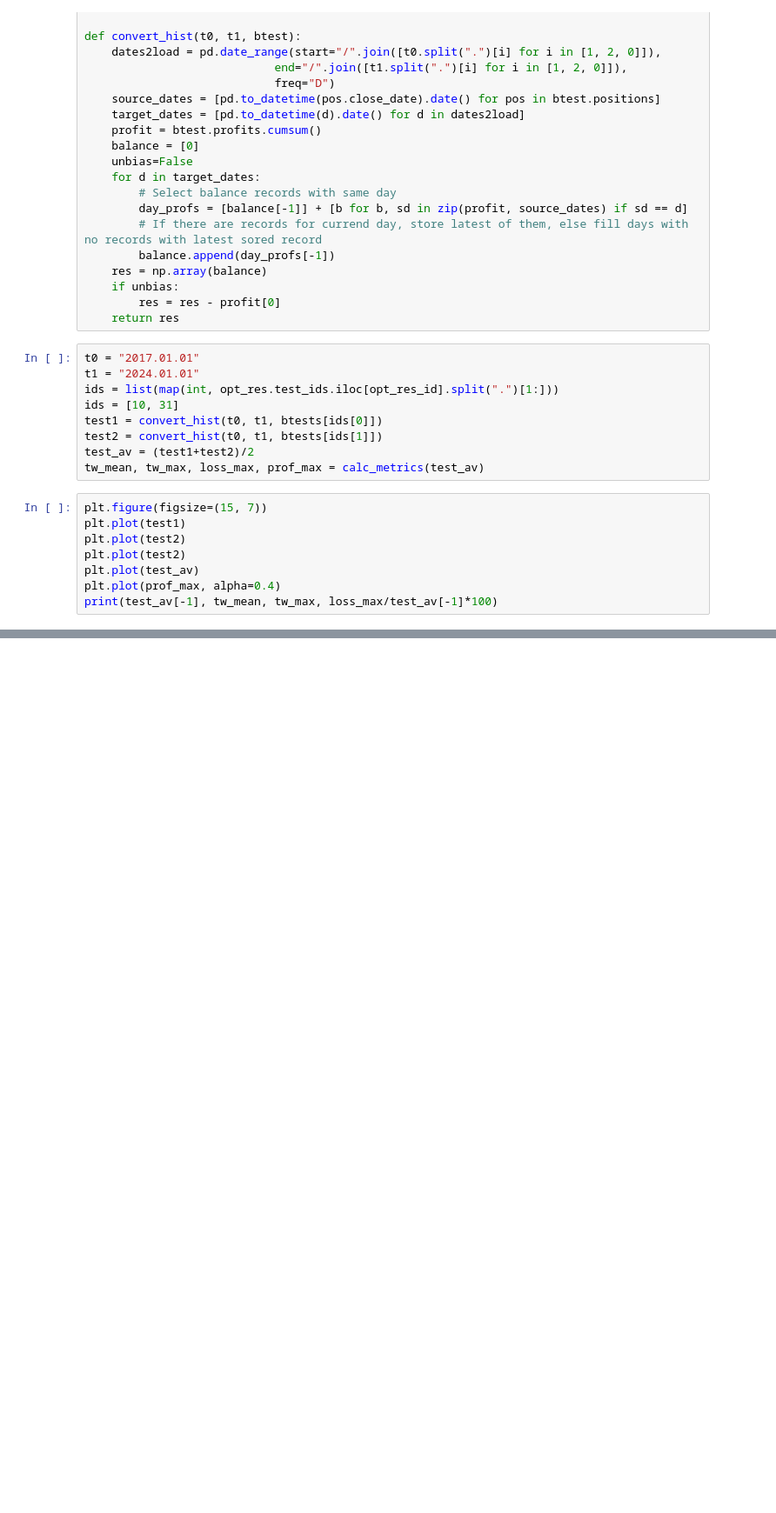
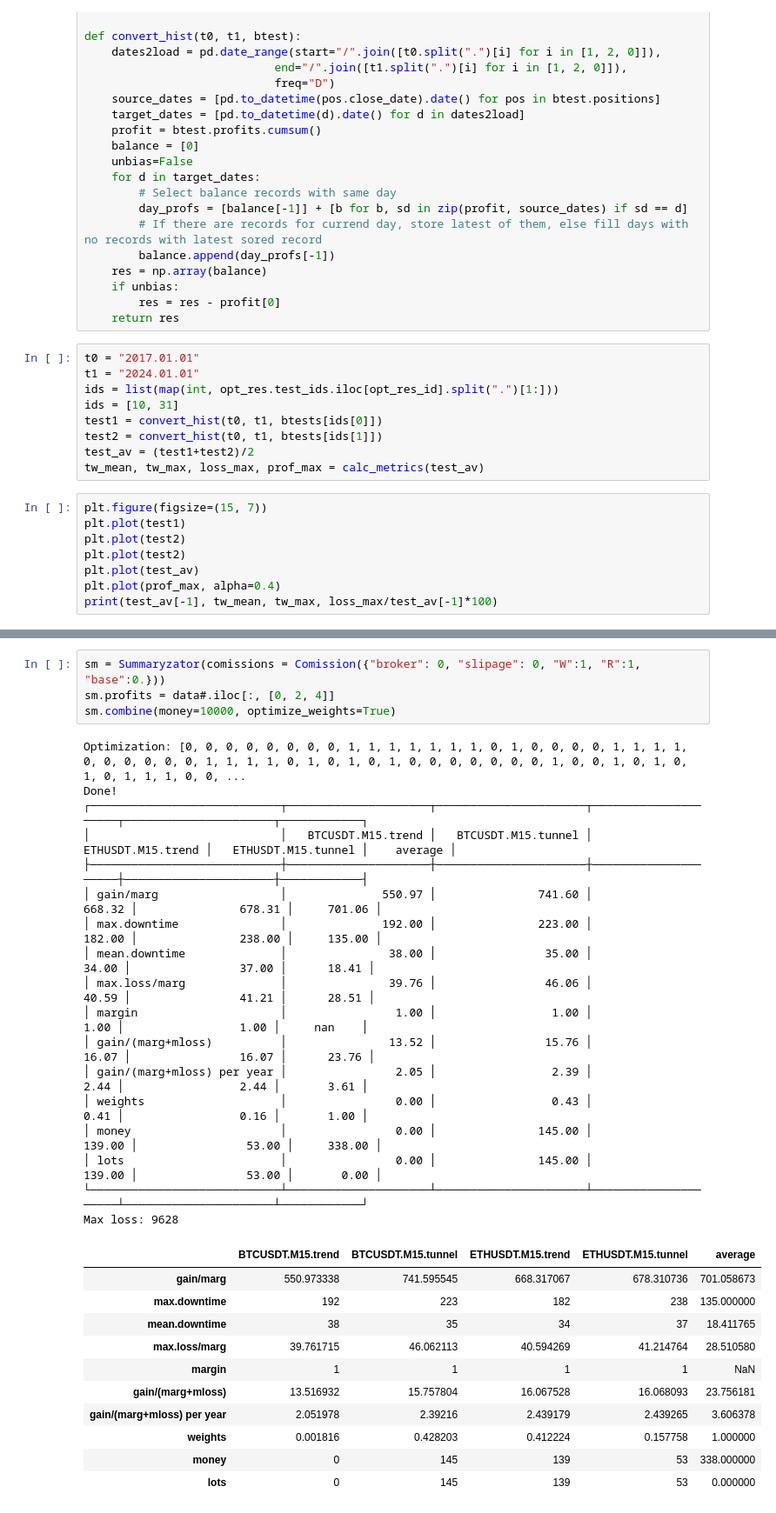
Before and after one commit to binrey/MLTR, a Jupyter notebook: optim_research.ipynb, the cells around one changed output, grey strips where cells are left out. Shown at 87% size. Drawn from its saved outputs; the diff is of its cells as text; blank space fills up the shorter version.

```diff
--- a/optim_research.ipynb
+++ b/optim_research.ipynb
@@ -143,0 +199,33 @@ print(test_av[-1], tw_mean, tw_max, loss_max/test_av[-1]*100)
+# %%
+sm = Summaryzator(comissions = Comission({"broker": 0, "slipage": 0, "W":1, "R":1, "base":0.}))
+sm.profits = data#.iloc[:, [0, 2, 4]]
+sm.combine(money=10000, optimize_weights=True)
+# %% [output]
+Optimization: [0, 0, 0, 0, 0, 0, 0, 0, 1, 1, 1, 1, 1, 1, 1, 0, 1, 0, 0, 0, 0, 1, 1, 1, 1, 0, 0, 0, 0, 0, 0, 1, 1, 1, 1, 0, 1, 0, 1, 0, 1, 0, 0, 0, 0, 0, 0, 0, 1, 0, 0, 1, 0, 1, 0, 1, 0, 1, 1, 1, 0, 0, ...
+Done!
+┌────────────────────────────┬─────────────────────┬──────────────────────┬─────────────────────┬──────────────────────┬────────────┐
+│                            │   BTCUSDT.M15.trend │   BTCUSDT.M15.tunnel │   ETHUSDT.M15.trend │   ETHUSDT.M15.tunnel │    average │
+├────────────────────────────┼─────────────────────┼──────────────────────┼─────────────────────┼──────────────────────┼────────────┤
+│ gain/marg                  │              550.97 │               741.60 │              668.32 │               678.31 │     701.06 │
+│ max.downtime               │              192.00 │               223.00 │              182.00 │               238.00 │     135.00 │
+│ mean.downtime              │               38.00 │                35.00 │               34.00 │                37.00 │      18.41 │
+│ max.loss/marg              │               39.76 │                46.06 │               40.59 │                41.21 │      28.51 │
+│ margin                     │                1.00 │                 1.00 │                1.00 │                 1.00 │     nan    │
+│ gain/(marg+mloss)          │               13.52 │                15.76 │               16.07 │                16.07 │      23.76 │
+│ gain/(marg+mloss) per year │                2.05 │                 2.39 │                2.44 │                 2.44 │       3.61 │
+│ weights                    │                0.00 │                 0.43 │                0.41 │                 0.16 │       1.00 │
+│ money                      │                0.00 │               145.00 │              139.00 │                53.00 │     338.00 │
+│ lots                       │                0.00 │               145.00 │              139.00 │                53.00 │       0.00 │
+└────────────────────────────┴─────────────────────┴──────────────────────┴─────────────────────┴──────────────────────┴────────────┘
+Max loss: 9628
+|  | BTCUSDT.M15.trend | BTCUSDT.M15.tunnel | ETHUSDT.M15.trend | ETHUSDT.M15.tunnel | average |
+| gain/marg | 550.973338 | 741.595545 | 668.317067 | 678.310736 | 701.058673 |
+| max.downtime | 192 | 223 | 182 | 238 | 135.000000 |
+| mean.downtime | 38 | 35 | 34 | 37 | 18.411765 |
+| max.loss/marg | 39.761715 | 46.062113 | 40.594269 | 41.214764 | 28.510580 |
+| margin | 1 | 1 | 1 | 1 | NaN |
+| gain/(marg+mloss) | 13.516932 | 15.757804 | 16.067528 | 16.068093 | 23.756181 |
+| gain/(marg+mloss) per year | 2.051978 | 2.39216 | 2.439179 | 2.439265 | 3.606378 |
+| weights | 0.001816 | 0.428203 | 0.412224 | 0.157758 | 1.000000 |
+| money | 0 | 145 | 139 | 53 | 338.000000 |
+| lots | 0 | 145 | 139 | 53 | 0.000000 |
```
Also changed, not shown: parts of 4 cells of this notebook.
